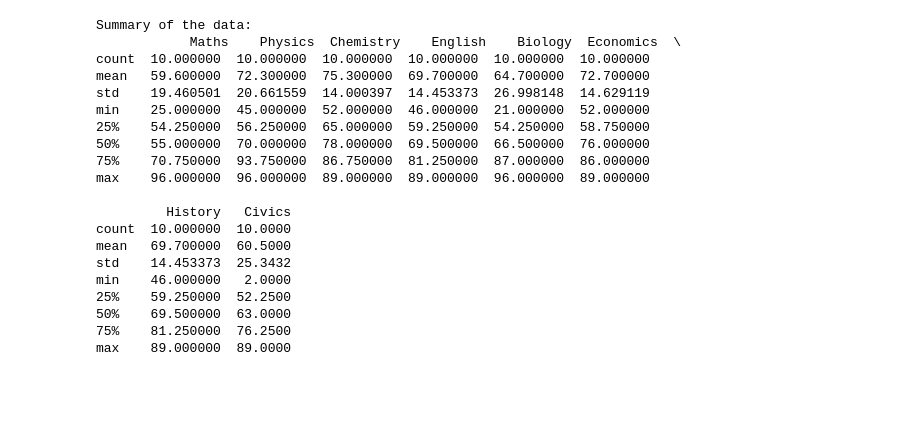
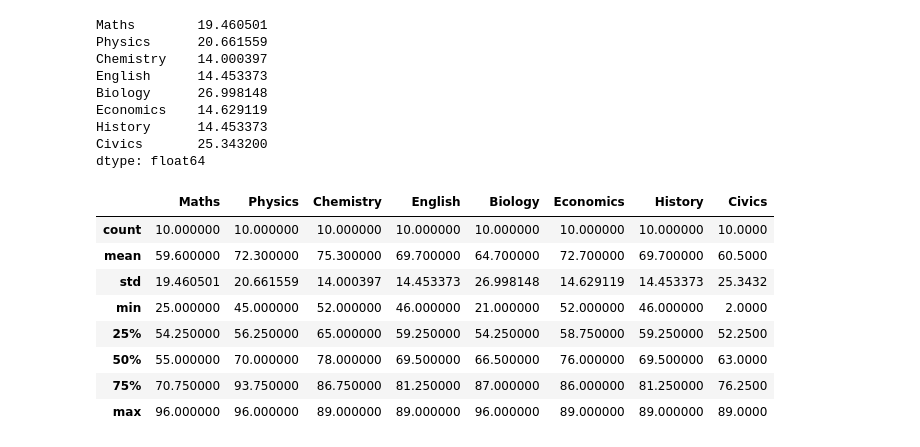
Before and after one commit to waliulrayhan/Data-Mining-and-Data-Warehousing-Lab, a Jupyter notebook: 4.ipynb, the cells around one changed output. Saved outputs shown, nothing was run; the diff lists cells and outputs as text; code cells hidden in the pictures; blank space fills up the shorter version.

```diff
--- a/4.ipynb
+++ b/4.ipynb
@@ -37,25 +46,26 @@ dtype: float64
+# %%
+# variance
+subject_columns.std()
+# %% [output]
+Maths        19.460501
+Physics      20.661559
+Chemistry    14.000397
+English      14.453373
+Biology      26.998148
+Economics    14.629119
+History      14.453373
+Civics       25.343200
+dtype: float64
 # %%
-# c) Summary of the data
-summary = marks_data.describe()
-print("Summary of the data:\n", summary)
+# c) summary of the data
+data.describe()
 # %% [output]
-Summary of the data:
-            Maths    Physics  Chemistry    English    Biology  Economics  \
-count  10.000000  10.000000  10.000000  10.000000  10.000000  10.000000
-mean   59.600000  72.300000  75.300000  69.700000  64.700000  72.700000
-std    19.460501  20.661559  14.000397  14.453373  26.998148  14.629119
-min    25.000000  45.000000  52.000000  46.000000  21.000000  52.000000
-25%    54.250000  56.250000  65.000000  59.250000  54.250000  58.750000
-50%    55.000000  70.000000  78.000000  69.500000  66.500000  76.000000
-75%    70.750000  93.750000  86.750000  81.250000  87.000000  86.000000
-max    96.000000  96.000000  89.000000  89.000000  96.000000  89.000000
-
-         History   Civics
-count  10.000000  10.0000
-mean   69.700000  60.5000
-std    14.453373  25.3432
-min    46.000000   2.0000
-25%    59.250000  52.2500
-50%    69.500000  63.0000
-75%    81.250000  76.2500
-max    89.000000  89.0000
+|  | Maths | Physics | Chemistry | English | Biology | Economics | History | Civics |
+| count | 10.000000 | 10.000000 | 10.000000 | 10.000000 | 10.000000 | 10.000000 | 10.000000 | 10.0000 |
+| mean | 59.600000 | 72.300000 | 75.300000 | 69.700000 | 64.700000 | 72.700000 | 69.700000 | 60.5000 |
+| std | 19.460501 | 20.661559 | 14.000397 | 14.453373 | 26.998148 | 14.629119 | 14.453373 | 25.3432 |
+| min | 25.000000 | 45.000000 | 52.000000 | 46.000000 | 21.000000 | 52.000000 | 46.000000 | 2.0000 |
+| 25% | 54.250000 | 56.250000 | 65.000000 | 59.250000 | 54.250000 | 58.750000 | 59.250000 | 52.2500 |
+| 50% | 55.000000 | 70.000000 | 78.000000 | 69.500000 | 66.500000 | 76.000000 | 69.500000 | 63.0000 |
+| 75% | 70.750000 | 93.750000 | 86.750000 | 81.250000 | 87.000000 | 86.000000 | 81.250000 | 76.2500 |
+| max | 96.000000 | 96.000000 | 89.000000 | 89.000000 | 96.000000 | 89.000000 | 89.000000 | 89.0000 |
```
Also changed, not shown: parts of 8 cells of this notebook, 2 other files.
